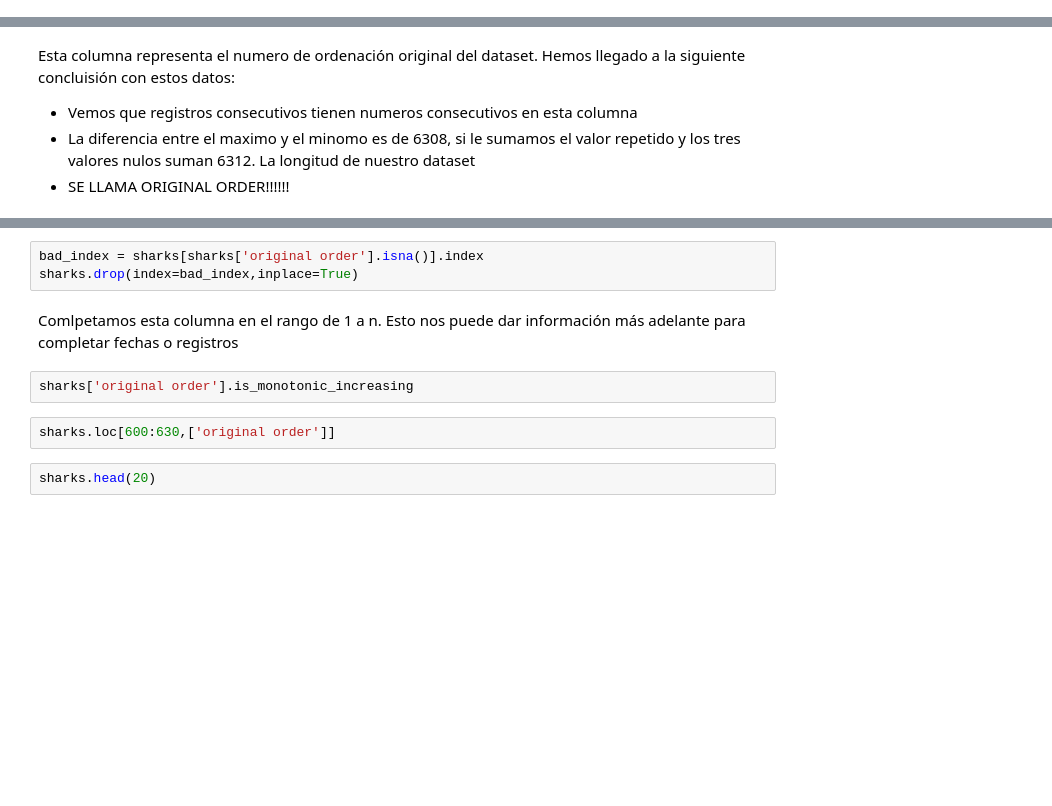
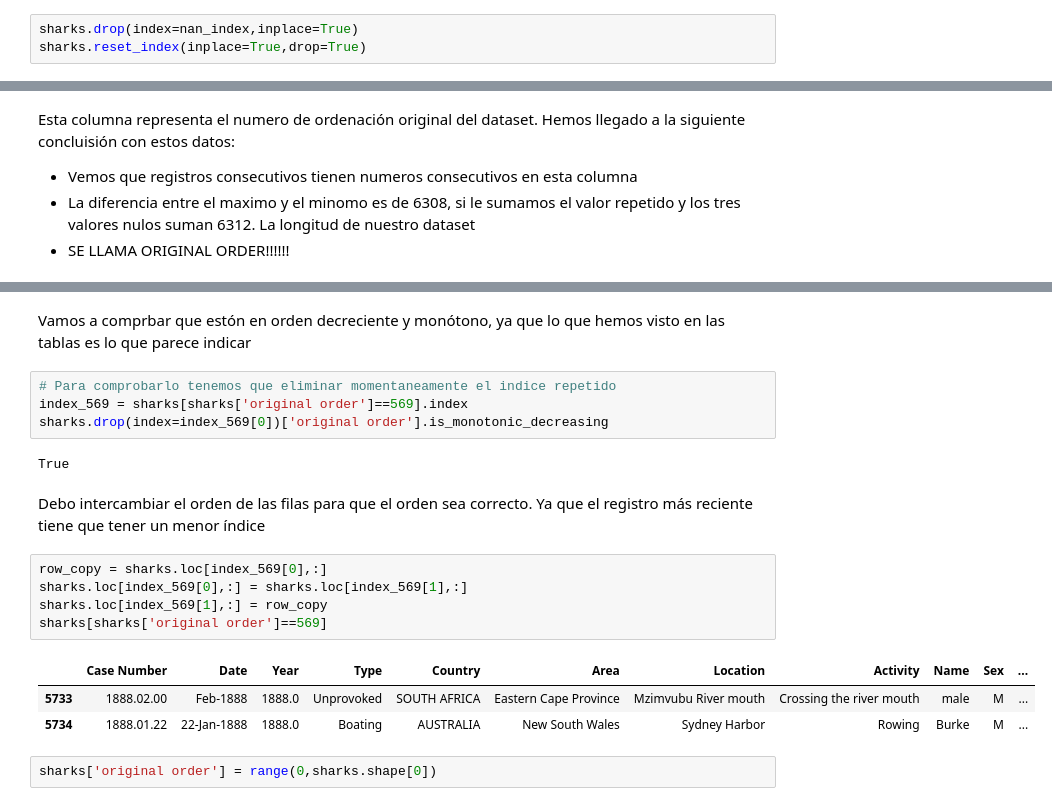
Before and after one commit to gusavato/1_IRONHACK_Sharks, a Jupyter notebook: jupyter/main.ipynb, the cells around one changed output, grey strips where cells are left out. Drawn from its saved outputs; the diff is of its cells as text; blank space fills up the shorter version.

```diff
--- a/jupyter/main.ipynb
+++ b/jupyter/main.ipynb
@@ -149,0 +189,3 @@ len(check_nan_cols(sharks,method='avg'))
+# %%
+sharks.drop(index=nan_index,inplace=True)
+sharks.reset_index(inplace=True,drop=True)
@@ -189,11 +307,21 @@ Claramente estos 3 registros no aportan valor. Procedemos a eliminarlos
-# %%
-bad_index = sharks[sharks['original order'].isna()].index
-sharks.drop(index=bad_index,inplace=True)
-# %% [markdown]
-Comlpetamos esta columna en el rango de 1 a n. Esto nos puede dar información más adelante para completar fechas o registros
+# %% [markdown]
+Vamos a comprbar que estón en orden decreciente y monótono, ya que lo que hemos visto en las tablas es lo que parece indicar
+# %%
+# Para comprobarlo tenemos que eliminar momentaneamente el indice repetido
+index_569 = sharks[sharks['original order']==569].index
+sharks.drop(index=index_569[0])['original order'].is_monotonic_decreasing
+# %% [output]
+True
+# %% [markdown]
+Debo intercambiar el orden de las filas para que el orden sea correcto. Ya que el registro más reciente tiene que tener un menor índice
 # %%
-sharks['original order'].is_monotonic_increasing
+row_copy = sharks.loc[index_569[0],:]
+sharks.loc[index_569[0],:] = sharks.loc[index_569[1],:]
+sharks.loc[index_569[1],:] = row_copy
+sharks[sharks['original order']==569]
+# %% [output]
+|  | Case Number | Date | Year | Type | Country | Area | Location | Activity | Name | Sex | ... |
+| 5733 | 1888.02.00 | Feb-1888 | 1888.0 | Unprovoked | SOUTH AFRICA | Eastern Cape Province | Mzimvubu River mouth | Crossing the river mouth | male | M | ... |
+| 5734 | 1888.01.22 | 22-Jan-1888 | 1888.0 | Boating | AUSTRALIA | New South Wales | Sydney Harbor | Rowing | Burke | M | ... |
-# %%
-sharks.loc[600:630,['original order']]
-# %%
-sharks.head(20)
+# %%
+sharks['original order'] = range(0,sharks.shape[0])
```
Also changed, not shown: parts of 22 cells of this notebook, 1 other file.
